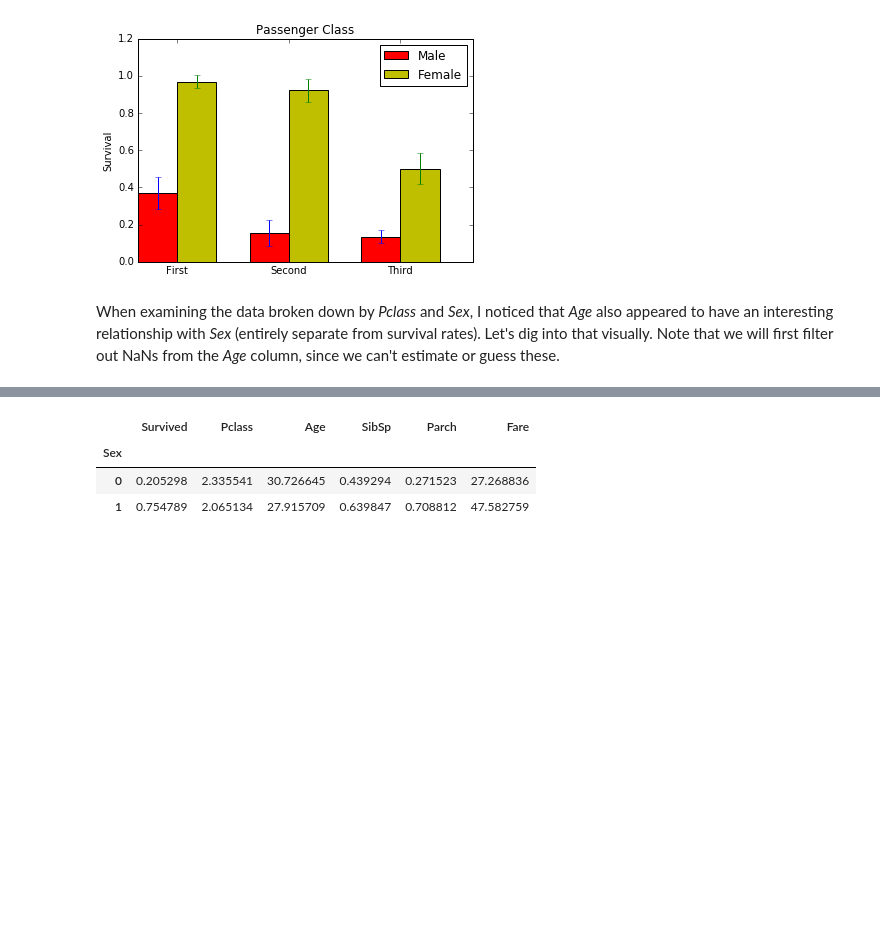
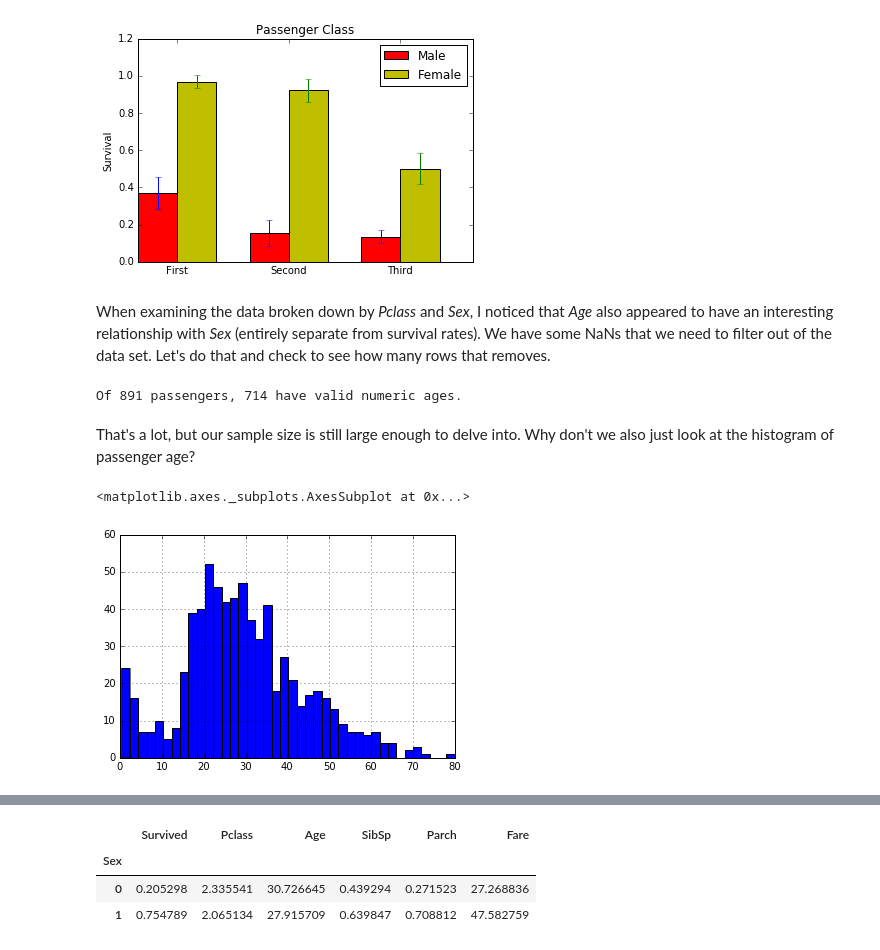
Before and after one commit to moredatarequired/fend, a Jupyter notebook: IPND - Titanic data analysis.ipynb, the cells around one changed output, grey strips where cells are left out. Cells and saved outputs as stored; diff of their text form; code cells hidden in the pictures; blank space fills up the shorter version.

```diff
--- a/IPND - Titanic data analysis.ipynb
+++ b/IPND - Titanic data analysis.ipynb
@@ -219,4 +240,16 @@ plt.show()
 # %% [output]
 [figure]
 # %% [markdown]
-When examining the data broken down by *Pclass* and *Sex*, I noticed that *Age* also appeared to have an interesting relationship with *Sex* (entirely separate from survival rates). Let's dig into that visually. Note that we will first filter out NaNs from the *Age* column, since we can't estimate or guess these.
+When examining the data broken down by *Pclass* and *Sex*, I noticed that *Age* also appeared to have an interesting relationship with *Sex* (entirely separate from survival rates). We have some NaNs that we need to filter out of the data set. Let's do that and check to see how many rows that removes.
+# %%
+aged_passengers = passengers[np.isfinite(passengers['Age'])]
+print 'Of', len(passengers), 'passengers,', len(aged_passengers), 'have valid numeric ages.'
+# %% [output]
+Of 891 passengers, 714 have valid numeric ages.
+# %% [markdown]
+That's a lot, but our sample size is still large enough to delve into. Why don't we also just look at the histogram of passenger age?
+# %%
+aged_passengers['Age'].hist(bins=40)
+# %% [output]
+<matplotlib.axes._subplots.AxesSubplot at 0x...>
+[figure, added]
```
Also changed, not shown: parts of 10 cells of this notebook, 1 other file.
